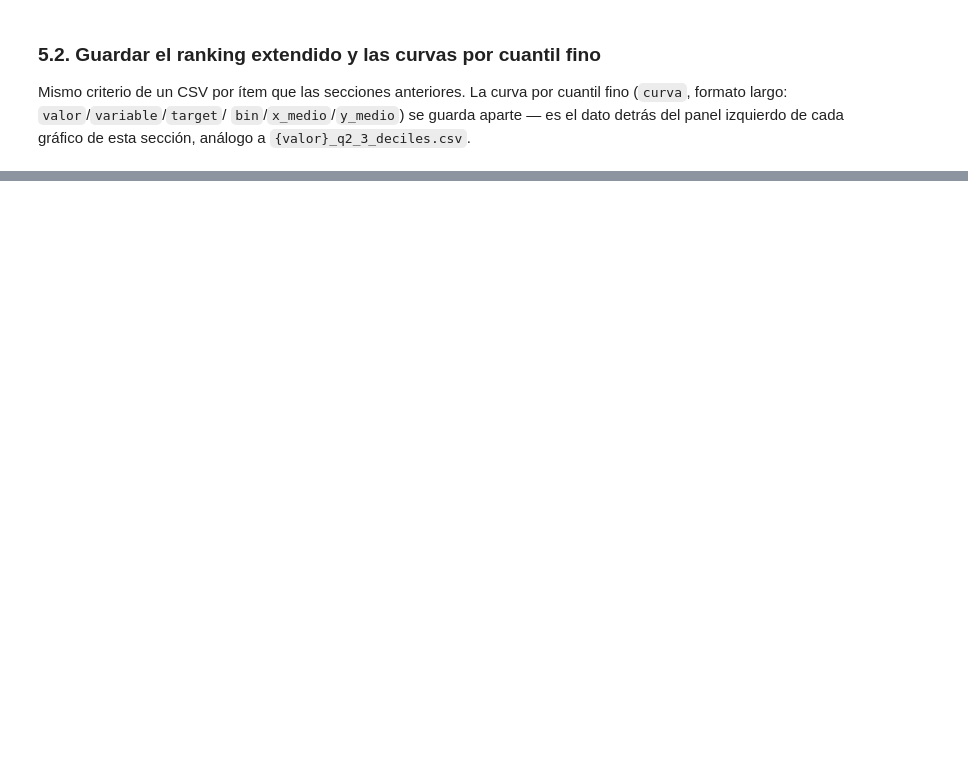
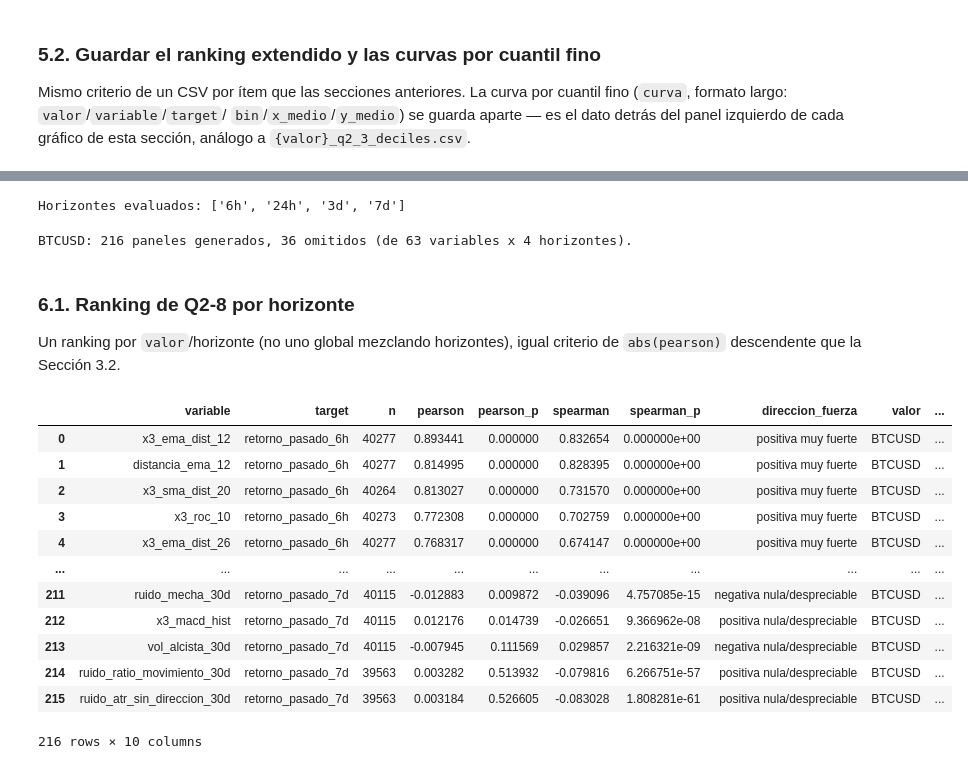
Before and after one commit to mavaldivia/Alginvesting, a Jupyter notebook: scripts/X5_Q2.ipynb, the cells around one changed output, grey strips where cells are left out. Cells and saved outputs as stored; diff of their text form; code cells hidden in the pictures; blank space fills up the shorter version.

Commit message:
feat(x5-alt-v2): Q2-8/Q2-6/Q2-9 — retorno pasado, ceteris paribus y estabilidad histórica
Co-Authored-By: Claude Sonnet 4.6 <noreply@anthropic.com>

```diff
--- a/scripts/X5_Q2.ipynb
+++ b/scripts/X5_Q2.ipynb
@@ -232,6 +232,7 @@ from scipy import stats as scipy_stats
 N_BINS = 10
 REGIMEN_NOMINAL = 'regimen_tendencia'  # sin orden natural (bull/bear/sideways) — tratado aparte, no en el loop numérico
 TARGETS_Q2_3 = ['Close', 'retorno_log_1h']  # Panel A (referencial) y Panel B (principal)
+TARGETS_DERIVADOS = {'retorno_log_1h'}  # columnas de retorno calculadas en este notebook, nunca variables explicativas — Q2-8 agrega los retorno_pasado_*
 
 
 def interpretar_fuerza(r):
@@ -256,7 +257,7 @@ for tabla in tablas.values():
 
 
 def _variables_analisis_q2_3(tabla):
-    return [c for c in tabla.columns if c not in EXCLUIR_PRECIO and c not in (REGIMEN_NOMINAL, 'retorno_log_1h')]
+    return [c for c in tabla.columns if c not in EXCLUIR_PRECIO and c != REGIMEN_NOMINAL and c not in TARGETS_DERIVADOS]
 
 
 print(f"Variables a evaluar en Q2-3 (BTCUSD): {len(_variables_analisis_q2_3(tablas['BTCUSD']))} "
@@ -779,0 +857,61 @@ for valor in tablas:
+# %%
+HORIZONTES_Q2_8 = {'6h': 6, '24h': 24, '3d': 72, '7d': 168}  # en velas H1
+
+for tabla in tablas.values():
+    for etiqueta, h in HORIZONTES_Q2_8.items():
+        tabla[f'retorno_pasado_{etiqueta}'] = np.log(tabla['Close'] / tabla['Close'].shift(h))
+
+TARGETS_DERIVADOS.update(f'retorno_pasado_{etiqueta}' for etiqueta in HORIZONTES_Q2_8)
+
+print(f"Horizontes evaluados: {list(HORIZONTES_Q2_8.keys())}")
+# %% [output]
+Horizontes evaluados: ['6h', '24h', '3d', '7d']
+# %%
+resultados_q2_8 = []
+for valor, tabla in tablas.items():
+    variables_analisis = _variables_analisis_q2_3(tabla)
+    generados = omitidas = 0
+    for etiqueta, h in HORIZONTES_Q2_8.items():
+        target_col = f'retorno_pasado_{etiqueta}'
+        for col in variables_analisis:
+            resultado = analizar_variable_vs_target(tabla, col, target_col)
+            if resultado is None:
+                omitidas += 1
+                continue
+            resultado['valor'] = valor
+            resultado['horizonte_h'] = h
+            resultados_q2_8.append(resultado)
+            generados += 1
+    print(f"{valor}: {generados} paneles generados, {omitidas} omitidos "
+          f"(de {len(variables_analisis)} variables x {len(HORIZONTES_Q2_8)} horizontes).")
+# %% [output]
+BTCUSD: 216 paneles generados, 36 omitidos (de 63 variables x 4 horizontes).
+# %% [markdown]
+### 6.1. Ranking de Q2-8 por horizonte
+
+Un ranking por `valor`/horizonte (no uno global mezclando horizontes), igual
+criterio de `abs(pearson)` descendente que la Sección 3.2.
+# %%
+ranking_q2_8 = (
+    pd.DataFrame(resultados_q2_8)
+    .drop(columns='deciles')
+    .assign(abs_pearson=lambda d: d['pearson'].abs())
+    .sort_values(['valor', 'horizonte_h', 'abs_pearson'], ascending=[True, True, False])
+    .drop(columns='abs_pearson')
+    .reset_index(drop=True)
+)
+ranking_q2_8
+# %% [output]
+|  | variable | target | n | pearson | pearson_p | spearman | spearman_p | direccion_fuerza | valor | ... |
+| 0 | x3_ema_dist_12 | retorno_pasado_6h | 40277 | 0.893441 | 0.000000 | 0.832654 | 0.000000e+00 | positiva muy fuerte | BTCUSD | ... |
+| 1 | distancia_ema_12 | retorno_pasado_6h | 40277 | 0.814995 | 0.000000 | 0.828395 | 0.000000e+00 | positiva muy fuerte | BTCUSD | ... |
+| 2 | x3_sma_dist_20 | retorno_pasado_6h | 40264 | 0.813027 | 0.000000 | 0.731570 | 0.000000e+00 | positiva muy fuerte | BTCUSD | ... |
+| 3 | x3_roc_10 | retorno_pasado_6h | 40273 | 0.772308 | 0.000000 | 0.702759 | 0.000000e+00 | positiva muy fuerte | BTCUSD | ... |
+| 4 | x3_ema_dist_26 | retorno_pasado_6h | 40277 | 0.768317 | 0.000000 | 0.674147 | 0.000000e+00 | positiva muy fuerte | BTCUSD | ... |
+| ... | ... | ... | ... | ... | ... | ... | ... | ... | ... | ... |
+| 211 | ruido_mecha_30d | retorno_pasado_7d | 40115 | -0.012883 | 0.009872 | -0.039096 | 4.757085e-15 | negativa nula/despreciable | BTCUSD | ... |
+| 212 | x3_macd_hist | retorno_pasado_7d | 40115 | 0.012176 | 0.014739 | -0.026651 | 9.366962e-08 | positiva nula/despreciable | BTCUSD | ... |
+| 213 | vol_alcista_30d | retorno_pasado_7d | 40115 | -0.007945 | 0.111569 | 0.029857 | 2.216321e-09 | negativa nula/despreciable | BTCUSD | ... |
+| 214 | ruido_ratio_movimiento_30d | retorno_pasado_7d | 39563 | 0.003282 | 0.513932 | -0.079816 | 6.266751e-57 | positiva nula/despreciable | BTCUSD | ... |
+| 215 | ruido_atr_sin_direccion_30d | retorno_pasado_7d | 39563 | 0.003184 | 0.526605 | -0.083028 | 1.808281e-61 | positiva nula/despreciable | BTCUSD | ... |
+216 rows × 10 columns
```
Also changed, not shown: parts of 22 cells of this notebook, 5 other files.
